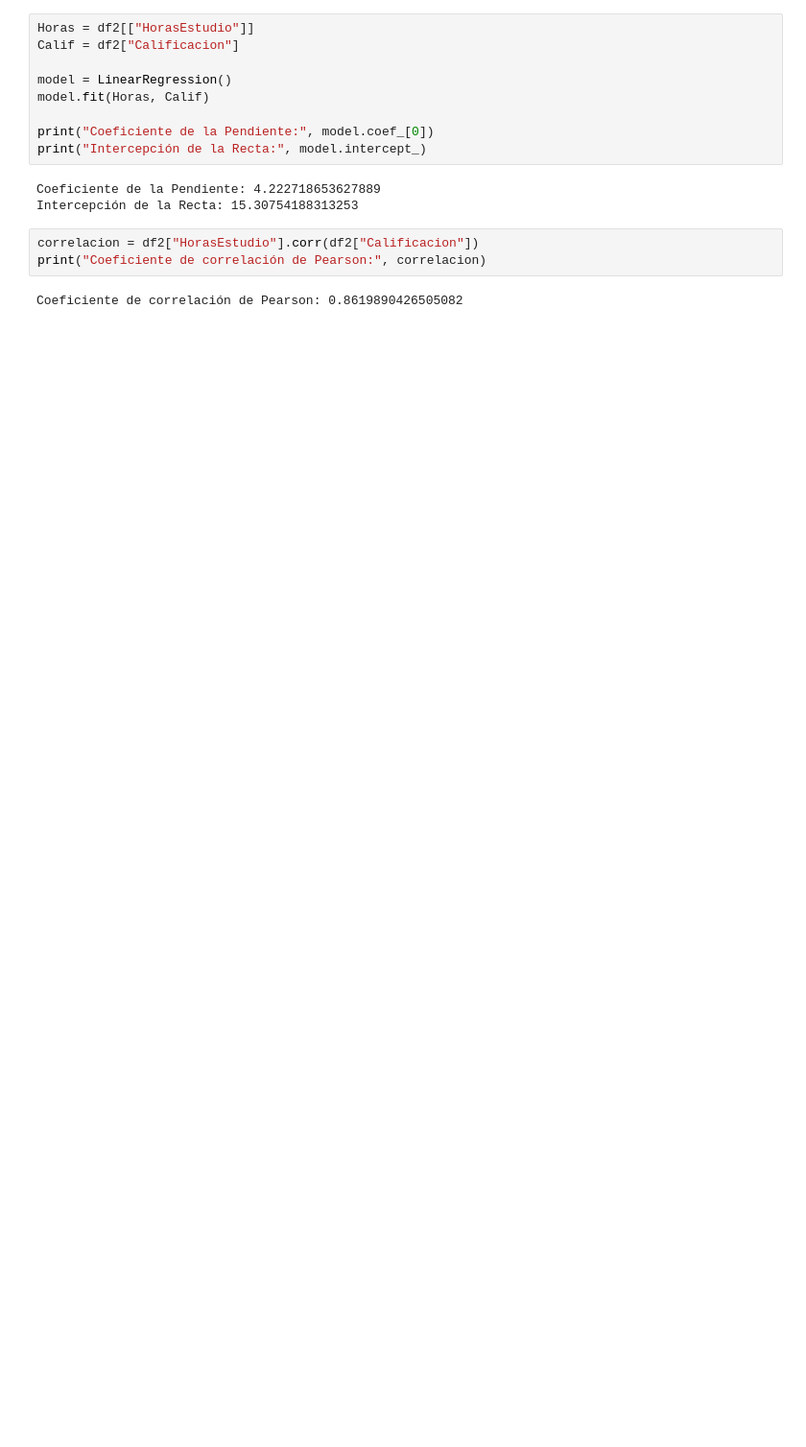
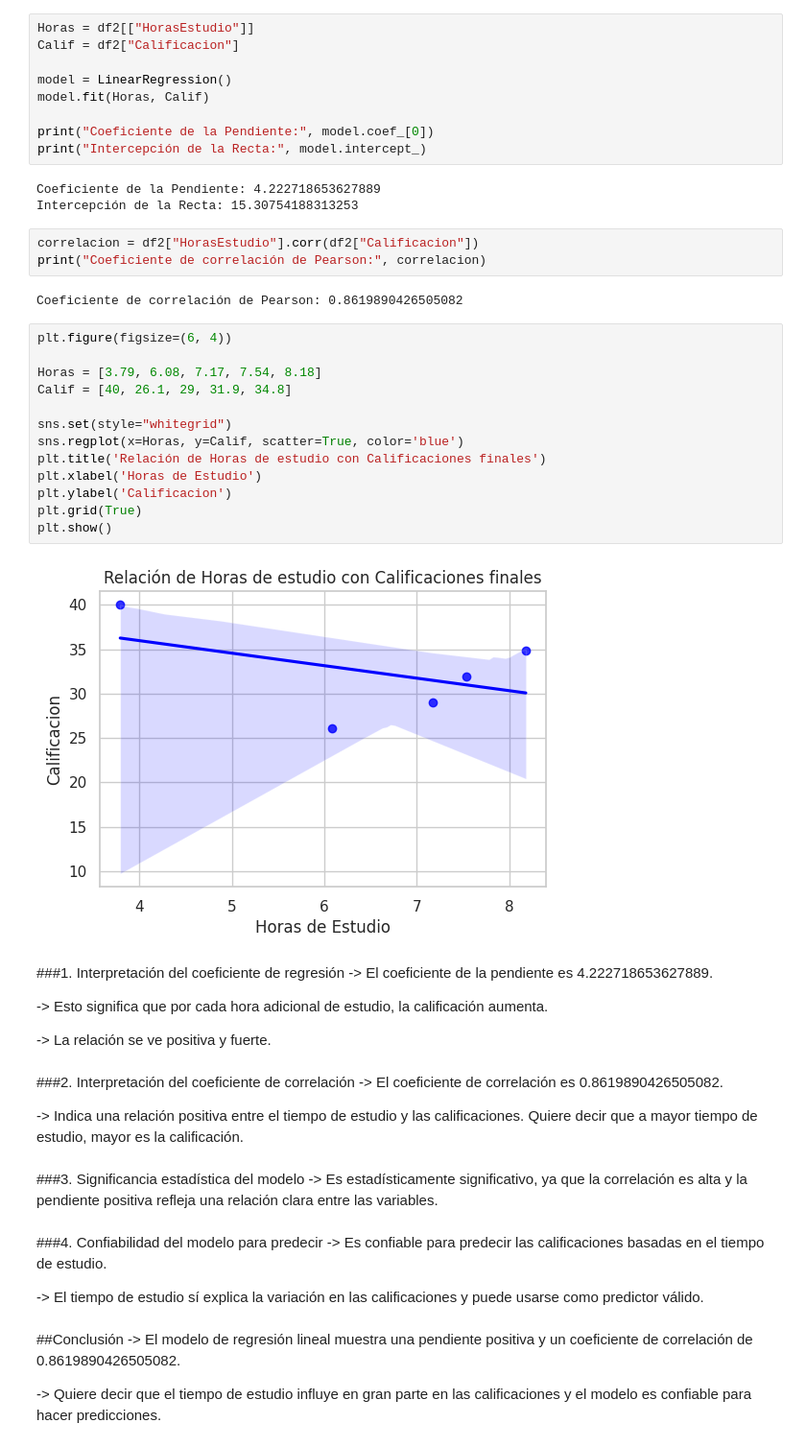
Before and after one commit to 25040992-hann/Probabilidad-, a Jupyter notebook: Unidad5/practica4(grupo2).ipynb, the cells around one changed output. Shown at 96% size. Cells and saved outputs as stored; diff of their text form; blank space fills up the shorter version.

```diff
--- a/Unidad5/practica4(grupo2).ipynb
+++ b/Unidad5/practica4(grupo2).ipynb
@@ -58,3 +61,44 @@ correlacion = df2["HorasEstudio"].corr(df2["Calificacion"])
 print("Coeficiente de correlación de Pearson:", correlacion)
 # %% [output]
 Coeficiente de correlación de Pearson: 0.8619890426505082
+# %%
+plt.figure(figsize=(6, 4))
+
+Horas = [3.79, 6.08, 7.17, 7.54, 8.18]
+Calif = [40, 26.1, 29, 31.9, 34.8]
+
+sns.set(style="whitegrid")
+sns.regplot(x=Horas, y=Calif, scatter=True, color='blue')
+plt.title('Relación de Horas de estudio con Calificaciones finales')
+plt.xlabel('Horas de Estudio')
+plt.ylabel('Calificacion')
+plt.grid(True)
+plt.show()
+# %% [output]
+[figure, added]
+# %% [markdown]
+###1. Interpretación del coeficiente de regresión
+-> El coeficiente de la pendiente es 4.222718653627889.
+
+-> Esto significa que por cada hora adicional de estudio, la calificación aumenta.
+
+-> La relación se ve positiva y fuerte.
+# %% [markdown]
+###2. Interpretación del coeficiente de correlación
+-> El coeficiente de correlación es 0.8619890426505082.
+
+-> Indica una relación positiva entre el tiempo de estudio y las calificaciones.
+Quiere decir que a mayor tiempo de estudio, mayor es la calificación.
+# %% [markdown]
+###3. Significancia estadística del modelo
+-> Es estadísticamente significativo, ya que la correlación es alta y la pendiente positiva refleja una relación clara entre las variables.
+# %% [markdown]
+###4. Confiabilidad del modelo para predecir
+-> Es confiable para predecir las calificaciones basadas en el tiempo de estudio.
+
+-> El tiempo de estudio sí explica la variación en las calificaciones y puede usarse como predictor válido.
+# %% [markdown]
+##Conclusión
+-> El modelo de regresión lineal muestra una pendiente positiva y un coeficiente de correlación de 0.8619890426505082.
+
+-> Quiere decir que el tiempo de estudio influye en gran parte en las calificaciones y el modelo es confiable para hacer predicciones.
```
Also changed, not shown: parts of 2 cells of this notebook.
